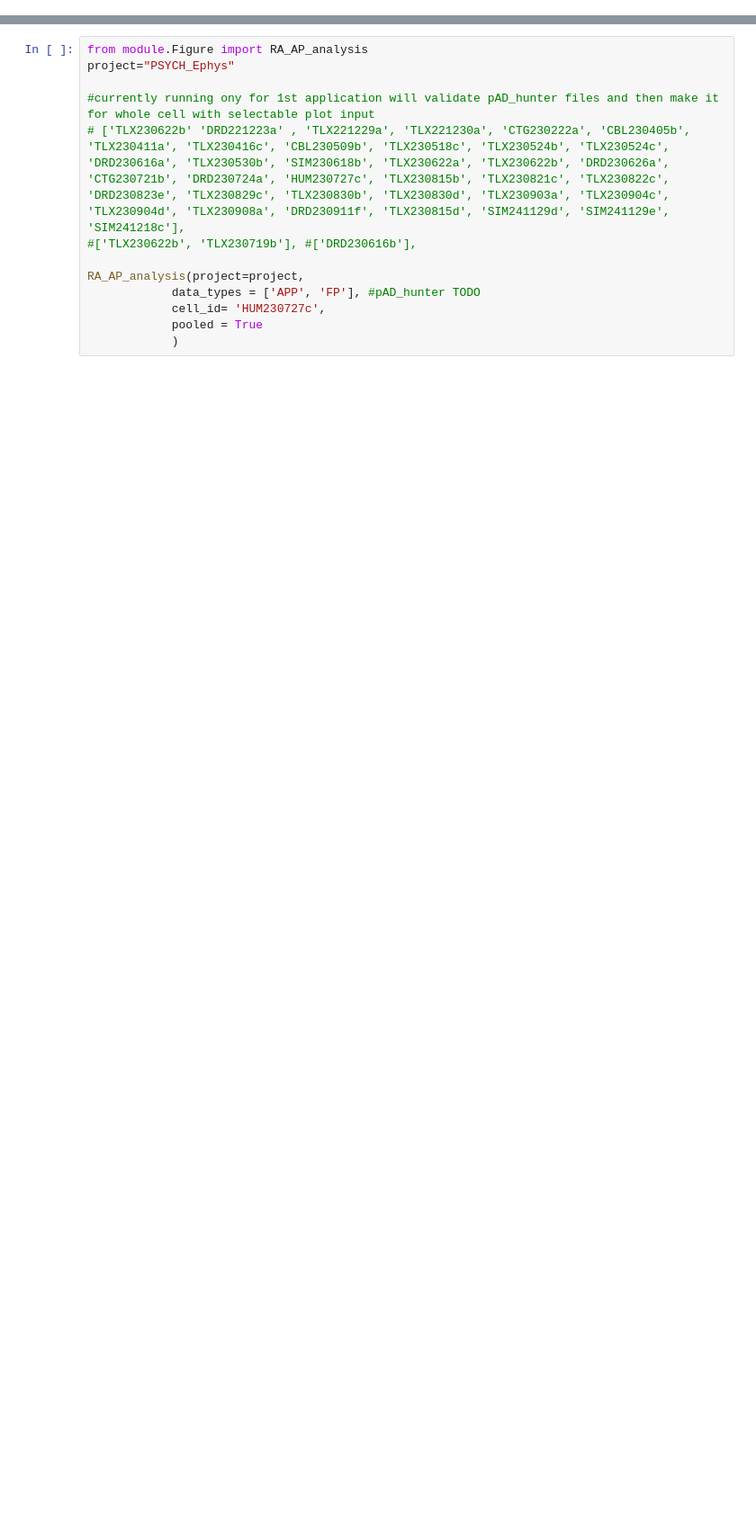
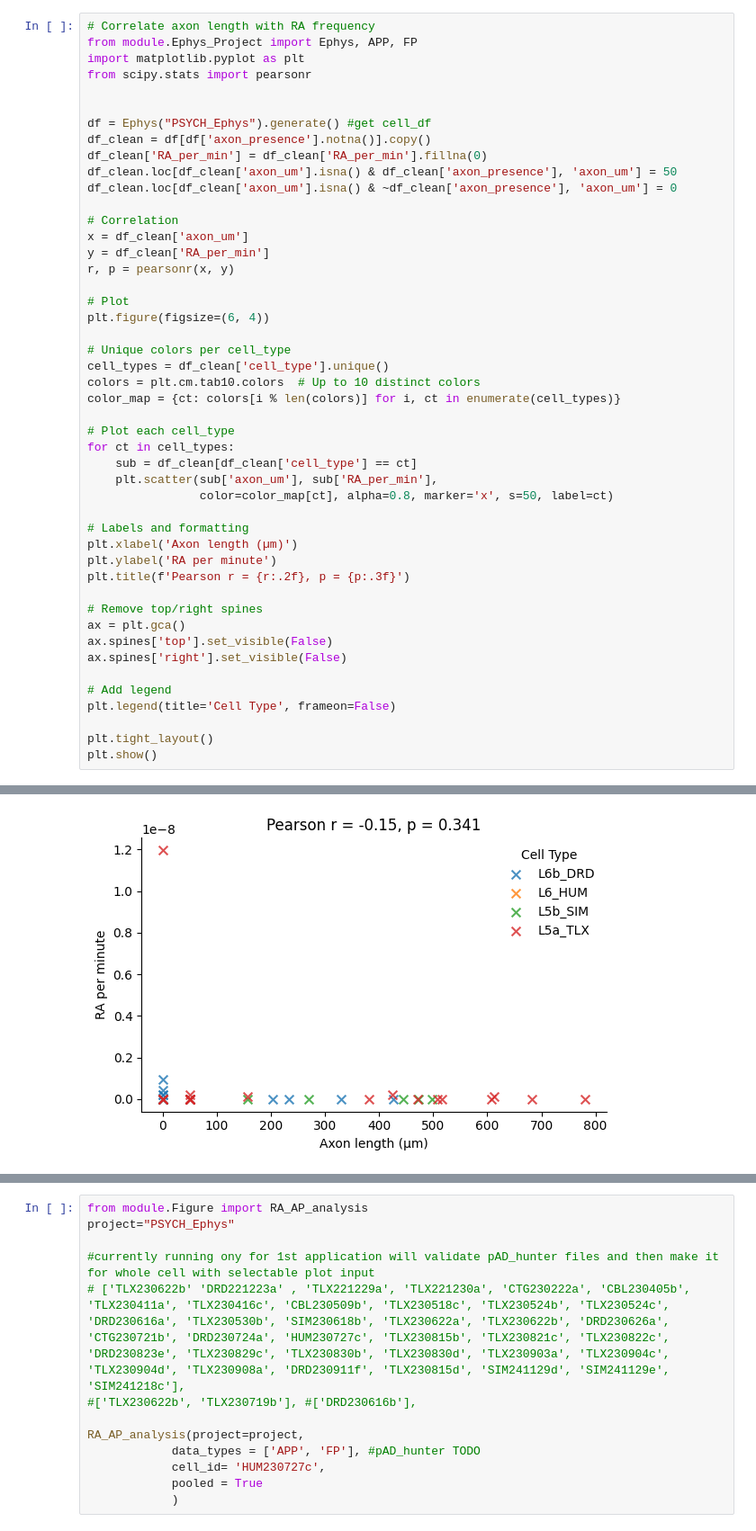
Before and after one commit to jjb-hub/IGOR_phd, a Jupyter notebook: RUN.ipynb, the cells around one changed output, grey strips where cells are left out. Shown at 90% size. Cells and saved outputs as stored; diff of their text form; blank space fills up the shorter version.

```diff
--- a/RUN.ipynb
+++ b/RUN.ipynb
@@ -26,0 +54,48 @@ df
+# %%
+# Correlate axon length with RA frequency
+from module.Ephys_Project import Ephys, APP, FP
+import matplotlib.pyplot as plt
+from scipy.stats import pearsonr
+
+
+df = Ephys("PSYCH_Ephys").generate() #get cell_df
+df_clean = df[df['axon_presence'].notna()].copy()
+df_clean['RA_per_min'] = df_clean['RA_per_min'].fillna(0)
+df_clean.loc[df_clean['axon_um'].isna() & df_clean['axon_presence'], 'axon_um'] = 50
+df_clean.loc[df_clean['axon_um'].isna() & ~df_clean['axon_presence'], 'axon_um'] = 0
+
+# Correlation
+x = df_clean['axon_um']
+y = df_clean['RA_per_min']
+r, p = pearsonr(x, y)
+
+# Plot
+plt.figure(figsize=(6, 4))
+
+# Unique colors per cell_type
+cell_types = df_clean['cell_type'].unique()
+colors = plt.cm.tab10.colors  # Up to 10 distinct colors
+color_map = {ct: colors[i % len(colors)] for i, ct in enumerate(cell_types)}
+
+# Plot each cell_type
+for ct in cell_types:
+    sub = df_clean[df_clean['cell_type'] == ct]
+    plt.scatter(sub['axon_um'], sub['RA_per_min'],
+                color=color_map[ct], alpha=0.8, marker='x', s=50, label=ct)
+
+# Labels and formatting
+plt.xlabel('Axon length (µm)')
+plt.ylabel('RA per minute')
+plt.title(f'Pearson r = {r:.2f}, p = {p:.3f}')
+
+# Remove top/right spines
+ax = plt.gca()
+ax.spines['top'].set_visible(False)
+ax.spines['right'].set_visible(False)
+
+# Add legend
+plt.legend(title='Cell Type', frameon=False)
+
+plt.tight_layout()
+plt.show()
+# %% [output]
@@ -26,0 +104 @@ df
+[figure, added]
```
Also changed, not shown: parts of 14 cells of this notebook, 4 other files.
